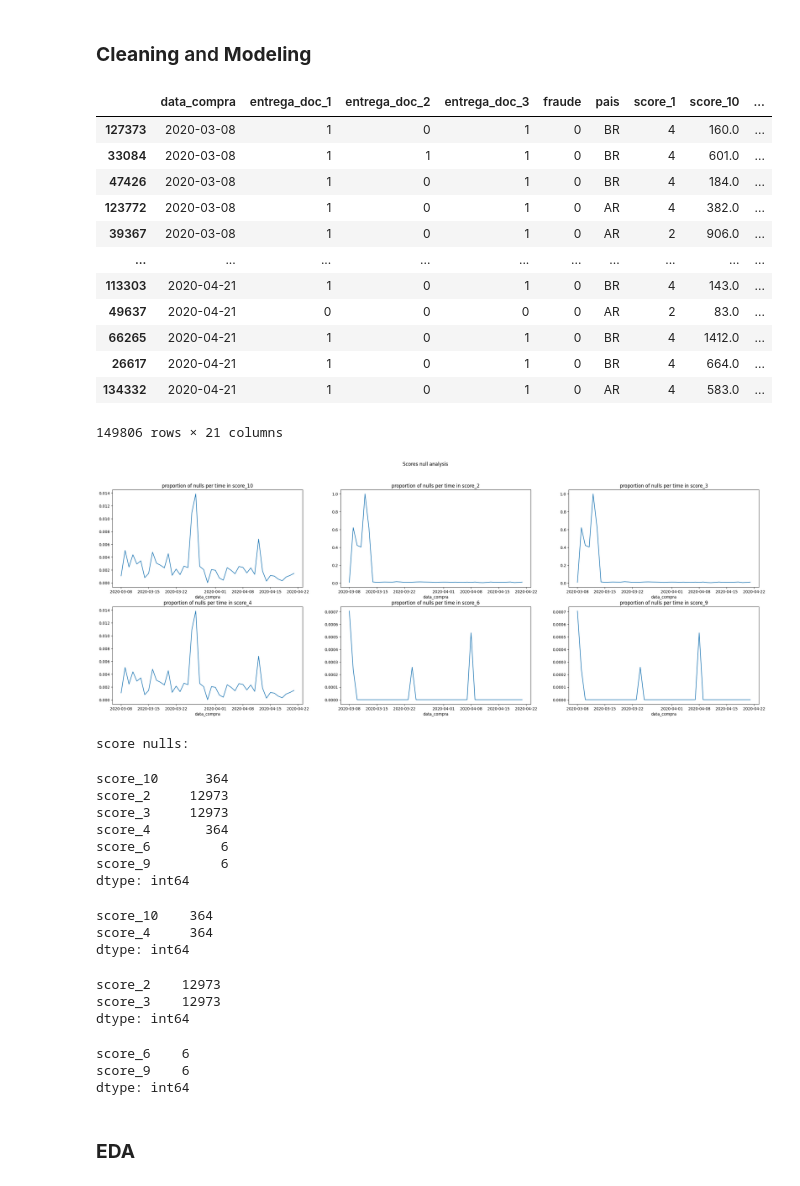
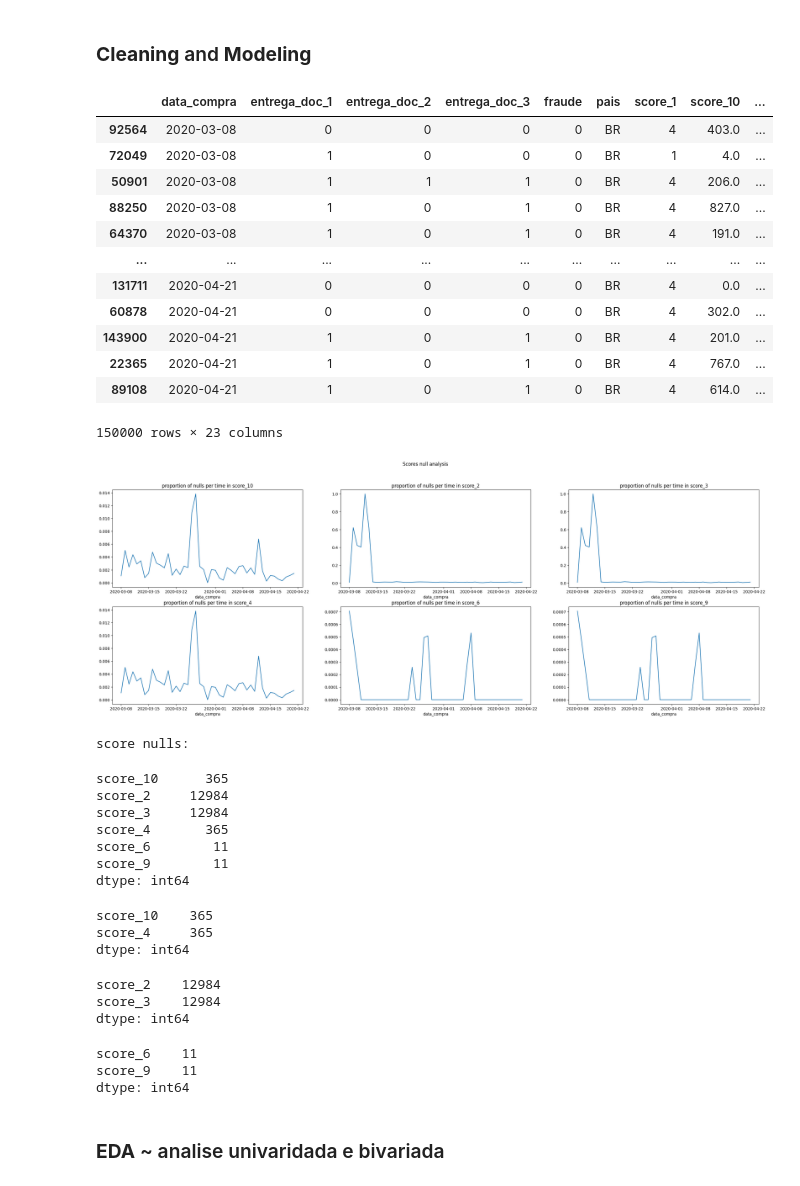
Before and after one commit to richardsantino/EBA-cases, a Jupyter notebook: 9. TCC/3 - fraude.ipynb, the cells around one changed output. Cells and saved outputs as stored; diff of their text form; code cells hidden in the pictures.

```diff
--- a/9. TCC/3 - fraude.ipynb
+++ b/9. TCC/3 - fraude.ipynb
@@ -131,65 +131,74 @@ for i in range(1, len(props)):
 df['prod_nivel'] = df['prod_nivel'].fillna('E')
 df = df.drop('produto', axis=1)
 
-df = df.dropna(subset='pais') ## linhas com paises nulos correspondem a menos que 1% do dadaset
+# df['dia_compra'] = df['datahora_compra'].dt.day    ## não existe dados suficientes (por exemplo, dia 7 de 2010 até 2025) para essa feature ser importante
+# df['mes_compra'] = df['datahora_compra'].dt.month  ## não existe dados suficientes (por exemplo, mês 4 de 2010 até 2025) para essa feature ser importante
+# df['ano_compra'] = df['datahora_compra'].dt.year   ## não existe dados suficientes (por exemplo, 2010 até 2025) para essa feature ser importante
+df['dia_semana_compra'] = df['datahora_compra'].dt.day_name()
+df['periodo_dia_compra'] = df['datahora_compra'].dt.hour.apply(lambda x: 'Dawn' if x >= 0 and x < 6 else 'Morning' if x >= 6 and x < 12 else 'Afternoon' if x >= 12 and x < 18 else 'Night' if x >= 18 and x <= 23 else None)
+
+df['pais'] = df['pais'].apply(lambda x: 'Others' if x not in ['BR','AR','UY','US'] else x) # ['BR','AR','UY','US'] são os top 4 paises com mais compras
+
+# df = df.dropna()
+# df = df.dropna(subset='pais') ## linhas com paises nulos correspondem a menos que 1% do dadaset
 
 df = df.sort_values(by='data_compra')
 df
 # %% [output]
 |  | data_compra | entrega_doc_1 | entrega_doc_2 | entrega_doc_3 | fraude | pais | score_1 | score_10 | ... |
-| 127373 | 2020-03-08 | 1 | 0 | 1 | 0 | BR | 4 | 160.0 | ... |
-| 33084 | 2020-03-08 | 1 | 1 | 1 | 0 | BR | 4 | 601.0 | ... |
-| 47426 | 2020-03-08 | 1 | 0 | 1 | 0 | BR | 4 | 184.0 | ... |
-| 123772 | 2020-03-08 | 1 | 0 | 1 | 0 | AR | 4 | 382.0 | ... |
-| 39367 | 2020-03-08 | 1 | 0 | 1 | 0 | AR | 2 | 906.0 | ... |
+| 92564 | 2020-03-08 | 0 | 0 | 0 | 0 | BR | 4 | 403.0 | ... |
+| 72049 | 2020-03-08 | 1 | 0 | 0 | 0 | BR | 1 | 4.0 | ... |
+| 50901 | 2020-03-08 | 1 | 1 | 1 | 0 | BR | 4 | 206.0 | ... |
+| 88250 | 2020-03-08 | 1 | 0 | 1 | 0 | BR | 4 | 827.0 | ... |
+| 64370 | 2020-03-08 | 1 | 0 | 1 | 0 | BR | 4 | 191.0 | ... |
 | ... | ... | ... | ... | ... | ... | ... | ... | ... | ... |
-| 113303 | 2020-04-21 | 1 | 0 | 1 | 0 | BR | 4 | 143.0 | ... |
-| 49637 | 2020-04-21 | 0 | 0 | 0 | 0 | AR | 2 | 83.0 | ... |
-| 66265 | 2020-04-21 | 1 | 0 | 1 | 0 | BR | 4 | 1412.0 | ... |
-| 26617 | 2020-04-21 | 1 | 0 | 1 | 0 | BR | 4 | 664.0 | ... |
-| 134332 | 2020-04-21 | 1 | 0 | 1 | 0 | AR | 4 | 583.0 | ... |
+| 131711 | 2020-04-21 | 0 | 0 | 0 | 0 | BR | 4 | 0.0 | ... |
+| 60878 | 2020-04-21 | 0 | 0 | 0 | 0 | BR | 4 | 302.0 | ... |
+| 143900 | 2020-04-21 | 1 | 0 | 1 | 0 | BR | 4 | 201.0 | ... |
+| 22365 | 2020-04-21 | 1 | 0 | 1 | 0 | BR | 4 | 767.0 | ... |
+| 89108 | 2020-04-21 | 1 | 0 | 1 | 0 | BR | 4 | 614.0 | ... |
-149806 rows × 21 columns
+150000 rows × 23 columns
 # %%
 
 fig, ax = plt.subplots(2, 3, figsize=(30, 10))
 
 score_with_null_cols = [col for col in df.columns if 'score' in col and 'modelo' not in col and df[col].isna().sum() > 0]
 for i, col in enumerate(score_with_null_cols):
     x_pos = i//3
     y_pos = i%3
 
-    df[['data_compra',col]].groupby('data_compra')[col].apply(lambda x: len([x_i for x_i in x if str(x_i) == 'nan'])/len(x) ).plot.line(ax=ax[x_pos, y_pos])
+    df.groupby('data_compra')[col].apply(lambda x: len([x_i for x_i in x if str(x_i) == 'nan'])/len(x) ).plot.line(ax=ax[x_pos, y_pos])
     ax[x_pos, y_pos].set_title(f'proportion of nulls per time in {col}')
 
 plt.suptitle(f'Scores null analysis')
 plt.show()
 
 print('score nulls:')
 display(df[score_with_null_cols].isna().sum())
 display(df[df['score_10'].isna()][['score_10','score_4']].isna().sum())
 display(df[df['score_2'].isna()][['score_2','score_3']].isna().sum())
 display(df[df['score_6'].isna()][['score_6','score_9']].isna().sum())
 # %% [output]
-[figure, old version]
+[figure, new version]
 score nulls:
-score_10      364
-score_2     12973
-score_3     12973
-score_4       364
-score_6         6
-score_9         6
+score_10      365
+score_2     12984
+score_3     12984
+score_4       365
+score_6        11
+score_9        11
 dtype: int64
-score_10    364
-score_4     364
+score_10    365
+score_4     365
 dtype: int64
-score_2    12973
-score_3    12973
+score_2    12984
+score_3    12984
 dtype: int64
-score_6    6
-score_9    6
+score_6    11
+score_9    11
 dtype: int64
 # %% [markdown]
-### **EDA**
+### **EDA** ~ analise univaridada e bivariada
 # %%
 
 print(df.shape)
```
Also changed, not shown: parts of 8 cells of this notebook.
